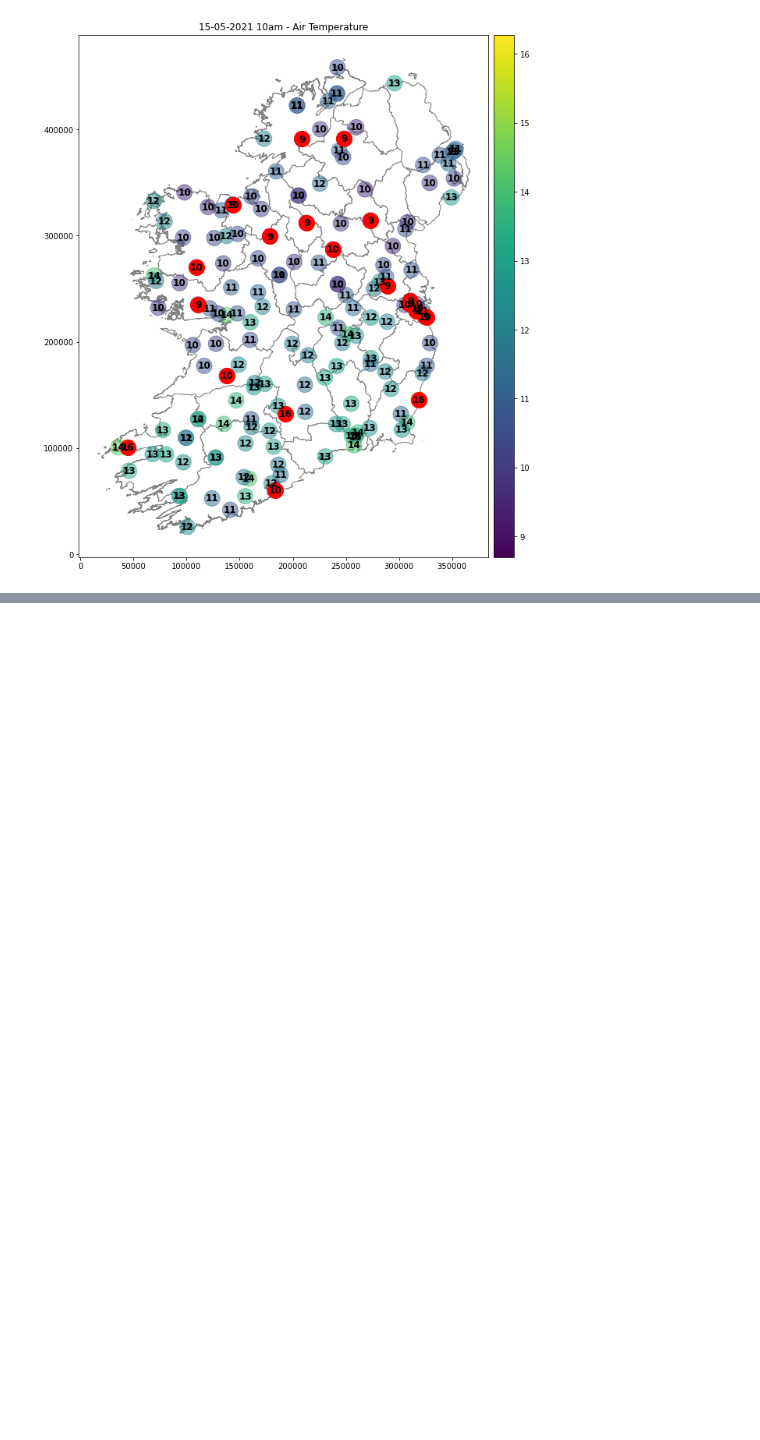
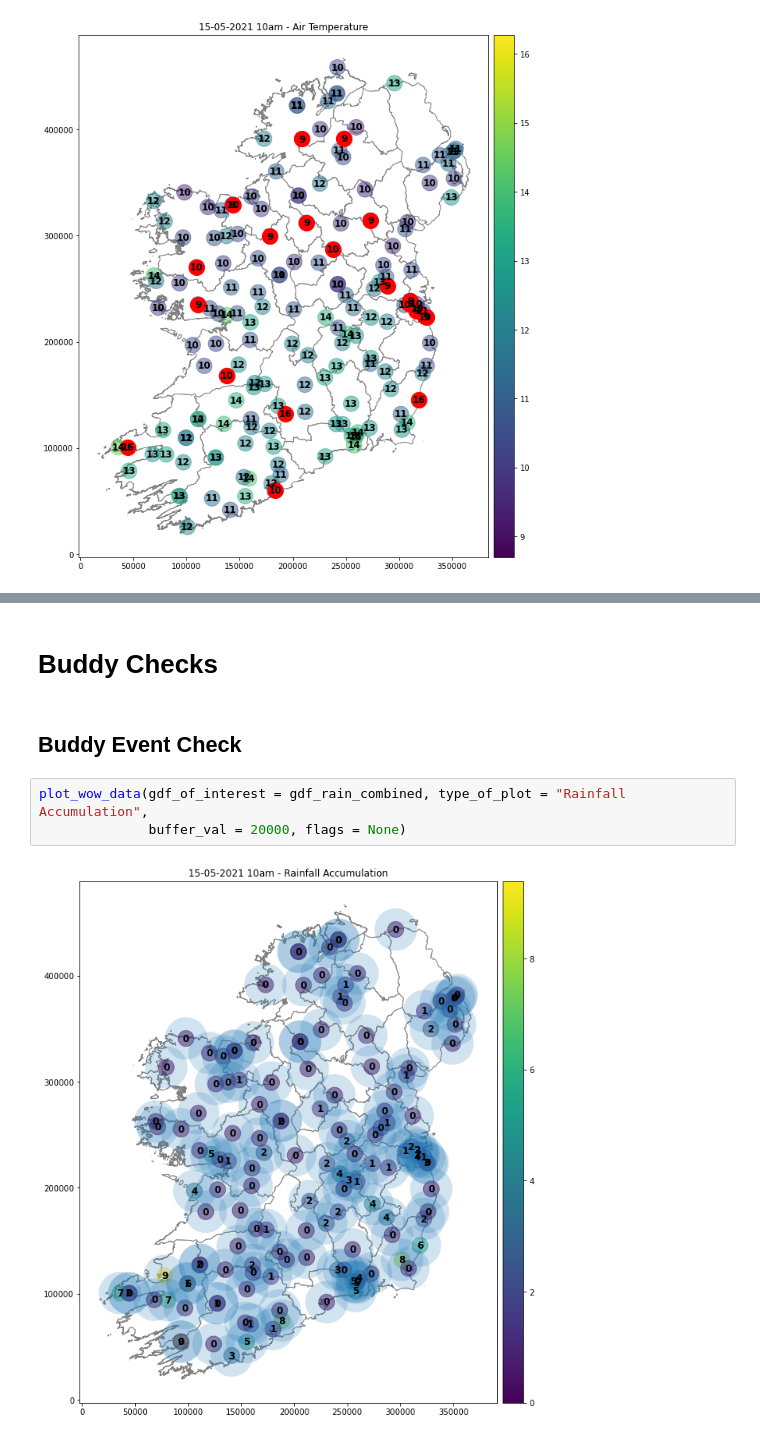
Before and after one commit to matt-nagle/Met-Eireann-QC, a Jupyter notebook: TITAN on WOW data.ipynb, the cells around one changed output, grey strips where cells are left out. Cells and saved outputs as stored; diff of their text form; blank space fills up the shorter version.

```diff
--- a/TITAN on WOW data.ipynb
+++ b/TITAN on WOW data.ipynb
@@ -179,0 +255,9 @@ plot_wow_data(gdf_of_interest = gdf_temp_combined, type_of_plot = "Air Temperatu
+# %% [markdown]
+# Buddy Checks
+# %% [markdown]
+## Buddy Event Check
+# %%
+plot_wow_data(gdf_of_interest = gdf_rain_combined, type_of_plot = "Rainfall Accumulation",
+              buffer_val = 20000, flags = None)
+# %% [output]
+[figure, added]
```
Also changed, not shown: parts of 24 cells of this notebook, 3 other files.
